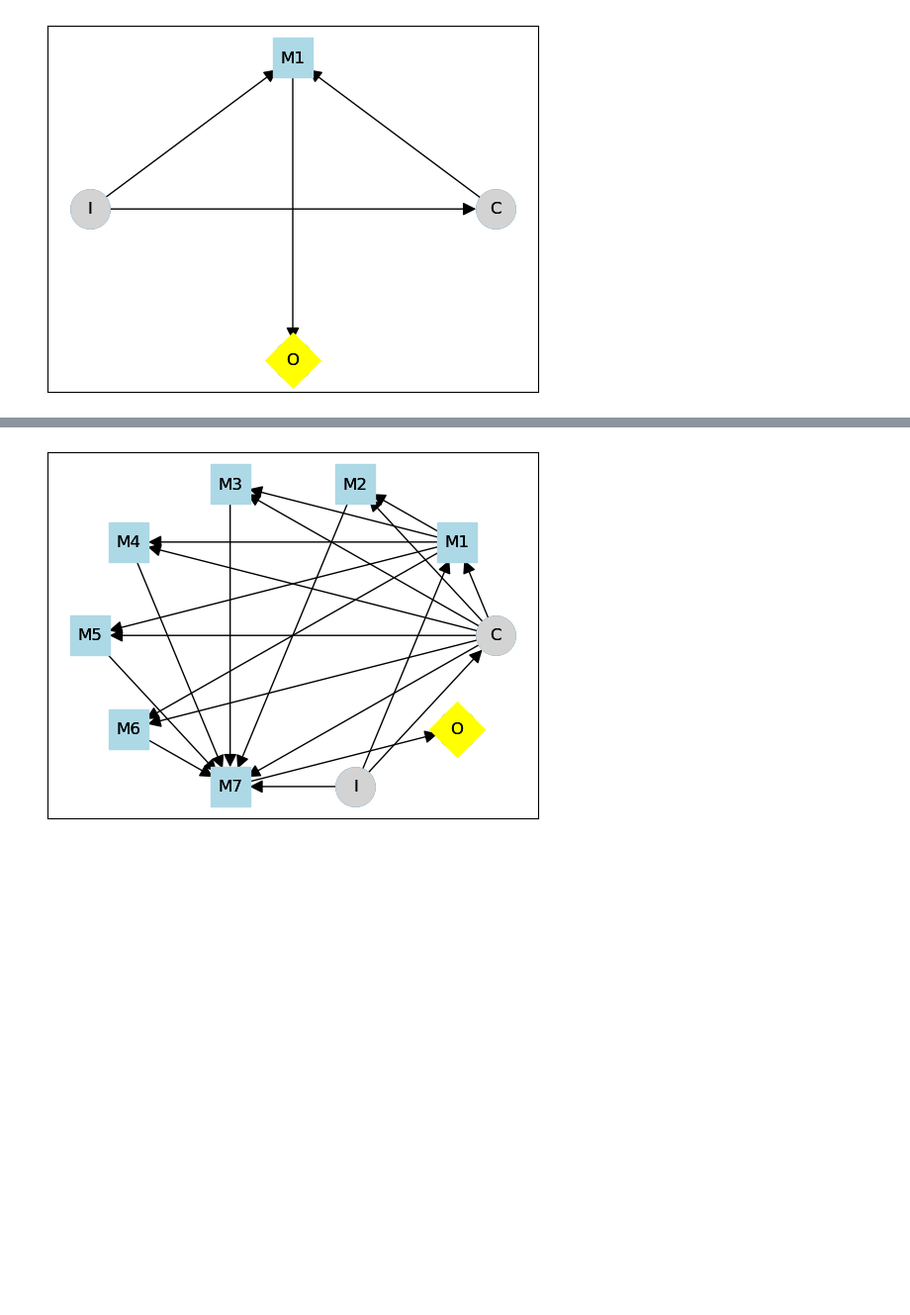
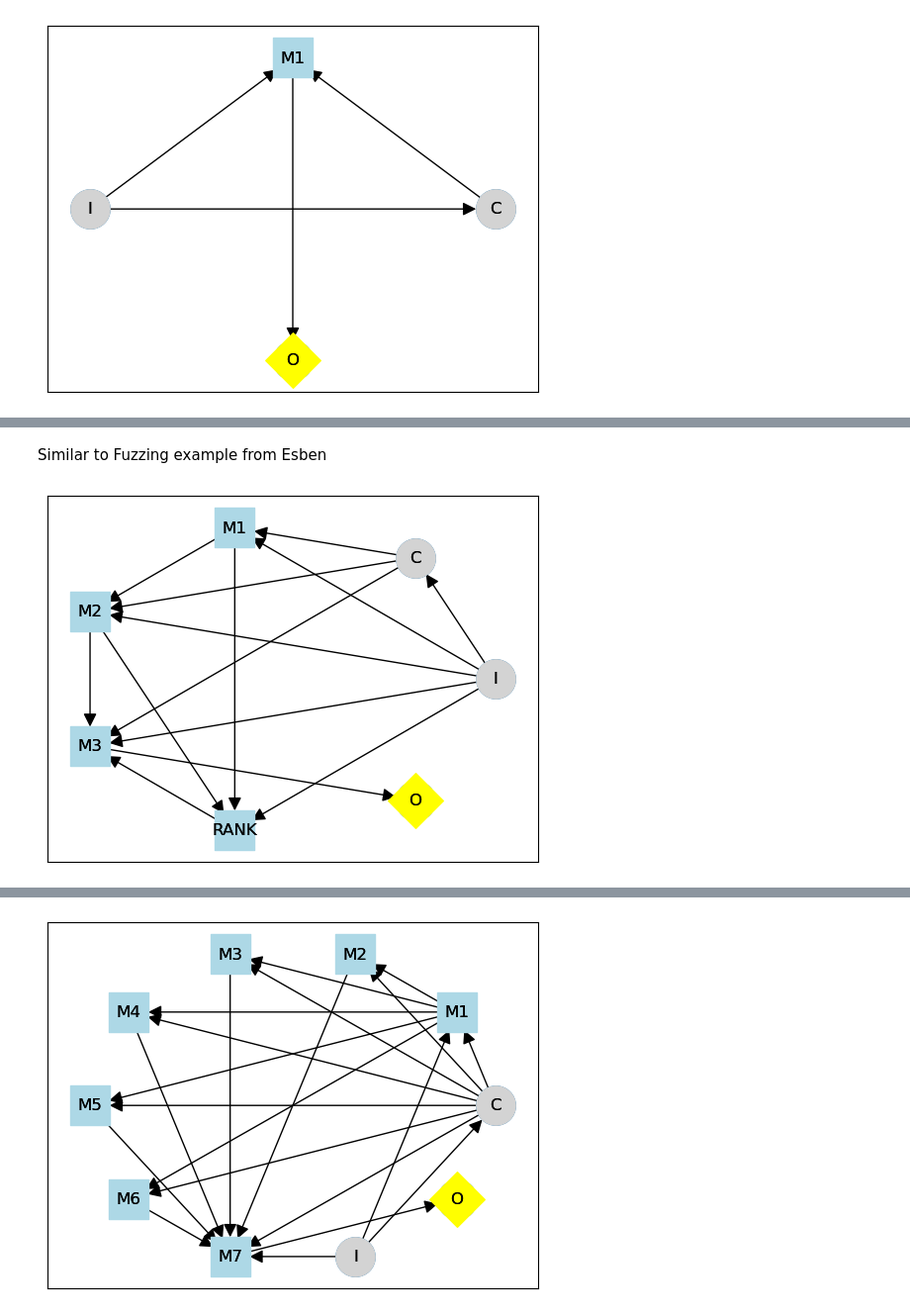
Before and after one commit to poppingtonic/transformer-visualization, a Jupyter notebook: CIDs4LLMs.ipynb, the cells around one changed output, grey strips where cells are left out. Shown at 99% size. Drawn from its saved outputs; the diff is of its cells as text; code cells hidden in the pictures; blank space fills up the shorter version.

```diff
--- a/CIDs4LLMs.ipynb
+++ b/CIDs4LLMs.ipynb
@@ -56,0 +220,27 @@ Subclasses:
+# %% [markdown]
+Similar to Fuzzing example from Esben
+# %%
+variant_10_rank_sequential  = pycid.CID(
+    [
+        ("I", "C"),
+        ("I", "M1"),
+        ("I", "M2"),
+        ("I", "M3"),
+        ("C", "M1"),
+        ("C", "M2"),
+        ("I", "RANK"),
+        ("M1", "RANK"),
+        ("M2", "RANK"),
+        ("M1", "M2"),
+        ("M2", "M3"),
+        ("RANK", "M3"),
+        ("C", "M3"),
+        ("M3", "O"),
+    ],
+    decisions=["M1", "M2", "M3", "RANK"],
+    utilities=["O"]
+)
+# %%
+variant_10_rank_sequential.draw()
+# %% [output]
+[figure, added]
```
Also changed, not shown: parts of 48 cells of this notebook.
